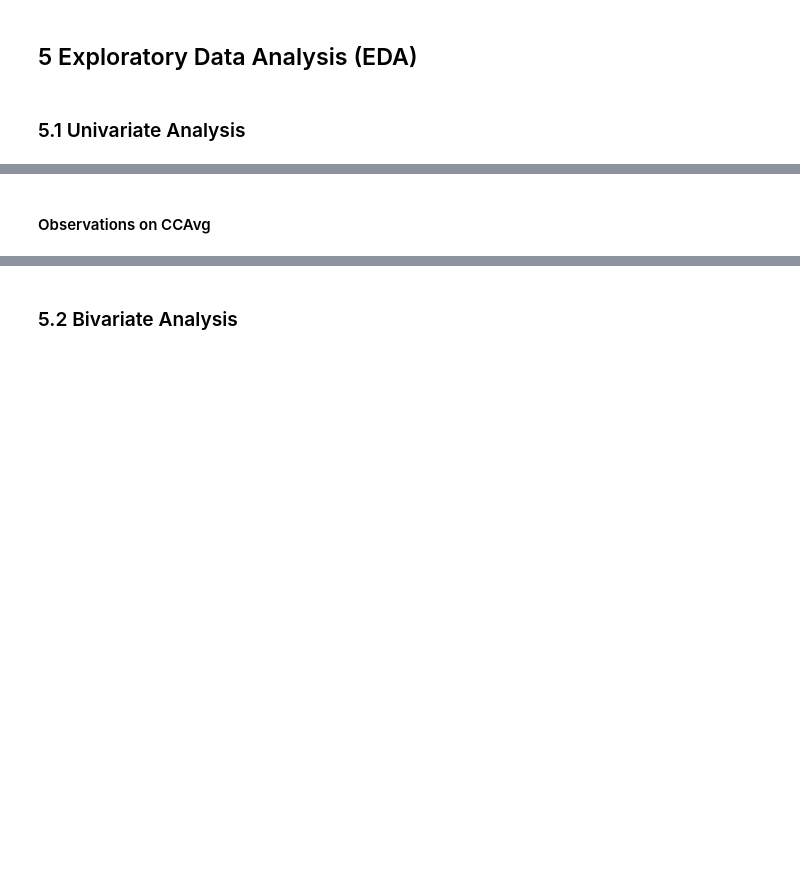
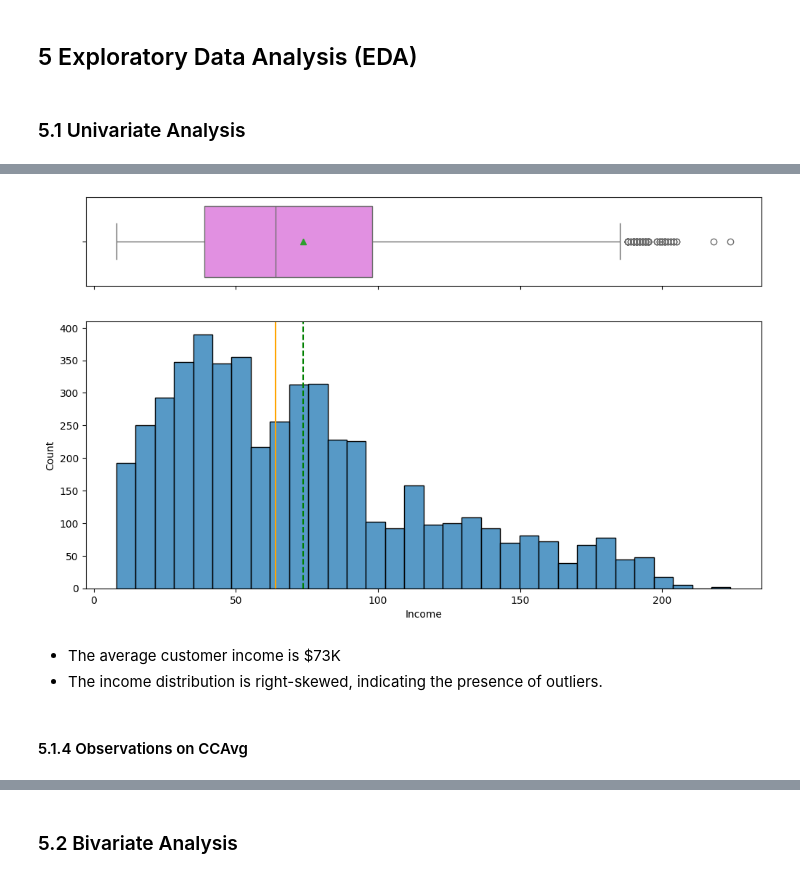
Before and after one commit to RashmiJK/PGP-AIML-PersonalLoan-ML, a Jupyter notebook: loan_purchase_modelling_dt.ipynb, the cells around one changed output, grey strips where cells are left out. Cells and saved outputs as stored; diff of their text form; code cells hidden in the pictures; blank space fills up the shorter version.

```diff
--- a/loan_purchase_modelling_dt.ipynb
+++ b/loan_purchase_modelling_dt.ipynb
@@ -433,2 +447,9 @@ histogram_boxplot(_______)  ## Complete the code to create histogram_boxplot for
+# %%
+histogram_boxplot(data, "Income")
+# %% [output]
+[figure, added]
+# %% [markdown]
+- The average customer income is $73K
+- The income distribution is right-skewed, indicating the presence of outliers.
 # %% [markdown]
-#### Observations on CCAvg
+#### 5.1.4 Observations on CCAvg
```
Also changed, not shown: parts of 46 cells of this notebook.
